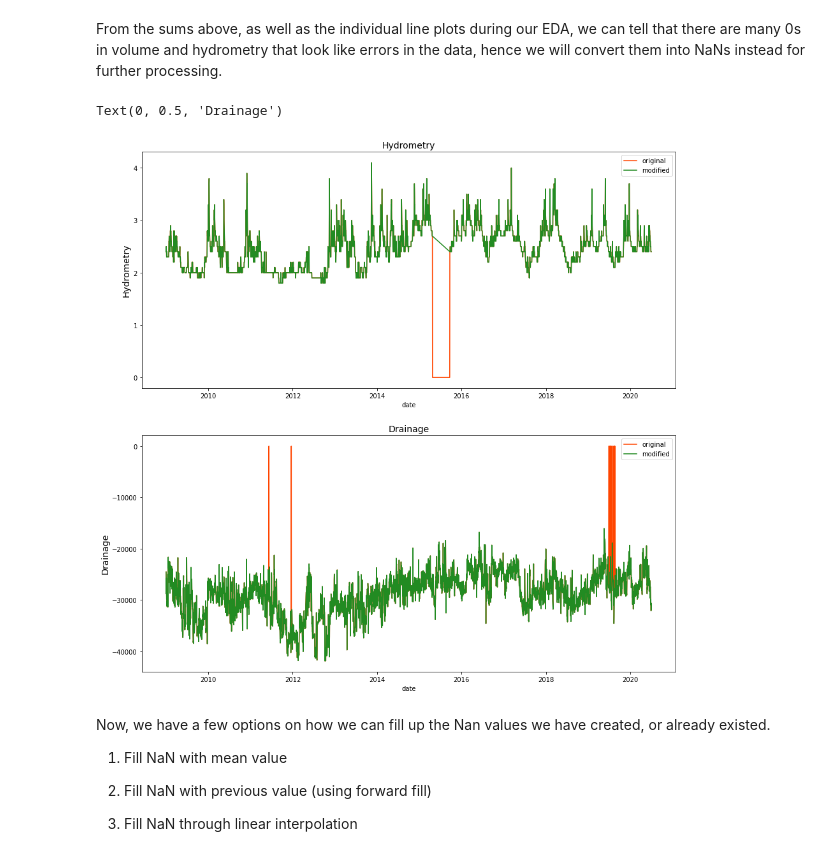
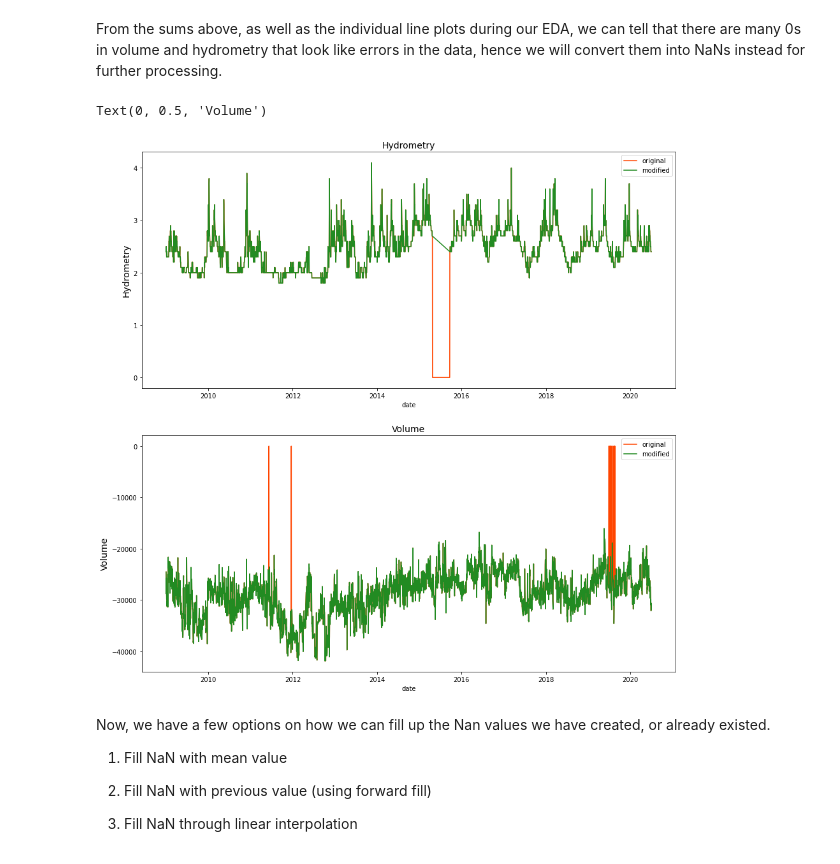
Before and after one commit to bkleck/WaterAnalytics, a Jupyter notebook: preprocessing.ipynb, the cells around one changed output. Drawn from its saved outputs; the diff is of its cells as text; code cells hidden in the pictures.

```diff
--- a/preprocessing.ipynb
+++ b/preprocessing.ipynb
@@ -186,24 +253,24 @@ From the sums above, as well as the individual line plots during our EDA, we can
 # %%
 f, ax = plt.subplots(nrows=2, ncols=1, figsize=(15, 15))
 
 old_hydrometry = df['hydrometry'].copy()
 df['hydrometry'] = df['hydrometry'].replace(0, np.nan)
 
 sns.lineplot(x=df['date'], y=old_hydrometry, ax=ax[0], color='orangered', label='original')
 sns.lineplot(x=df['date'], y=df['hydrometry'].fillna(np.inf), ax=ax[0], color='forestgreen', label='modified')
 ax[0].set_title('Hydrometry', fontsize=14)
 ax[0].set_ylabel(ylabel='Hydrometry', fontsize=14)
 
 old_drainage = df['volume'].copy()
 df['volume'] = df['volume'].replace(0, np.nan)
 
 sns.lineplot(x=df['date'], y=old_drainage, ax=ax[1], color='orangered', label='original')
 sns.lineplot(x=df['date'], y=df['volume'].fillna(np.inf), ax=ax[1], color='forestgreen', label='modified')
-ax[1].set_title('Drainage', fontsize=14)
-ax[1].set_ylabel(ylabel='Drainage', fontsize=14)
+ax[1].set_title('Volume', fontsize=14)
+ax[1].set_ylabel(ylabel='Volume', fontsize=14)
 # %% [output]
-Text(0, 0.5, 'Drainage')
+Text(0, 0.5, 'Volume')
-[figure, old version]
+[figure, new version]
 # %% [markdown]
 Now, we have a few options on how we can fill up the Nan values we have created, or already existed.
 
```
Also changed, not shown: parts of 6 cells of this notebook.
